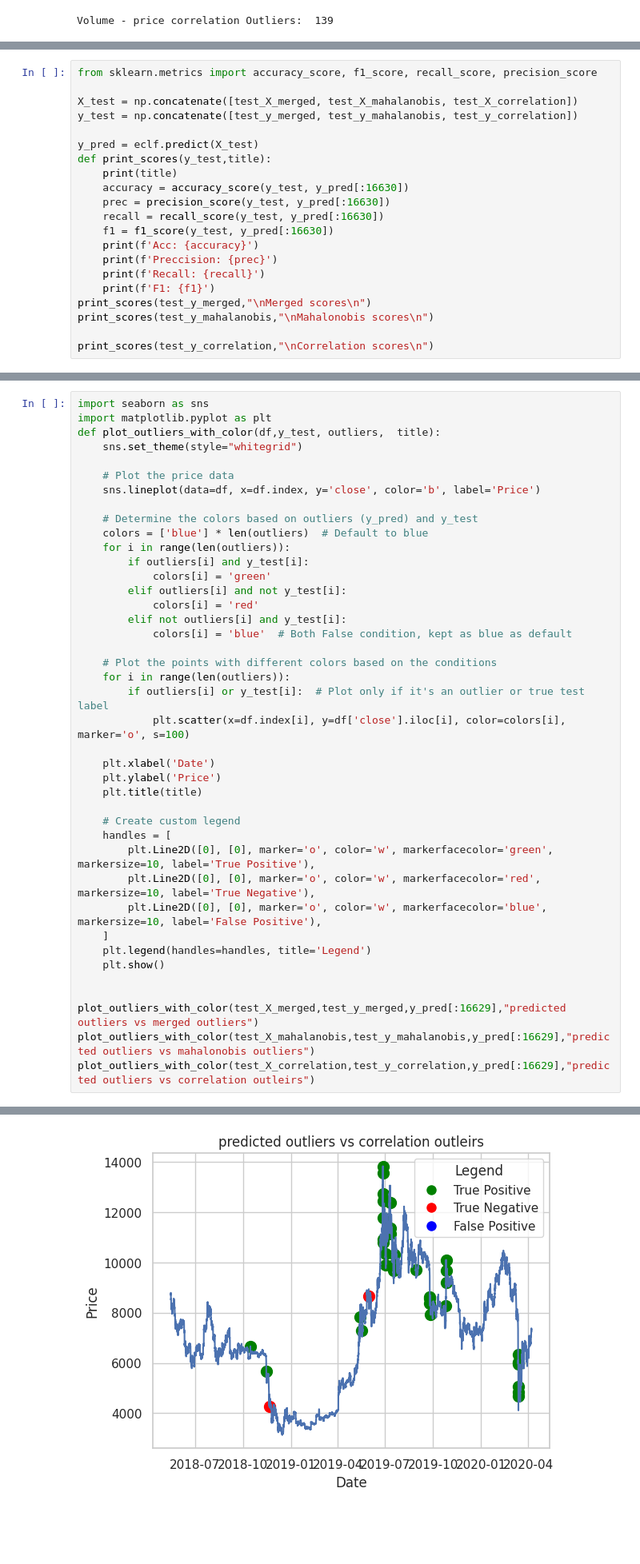
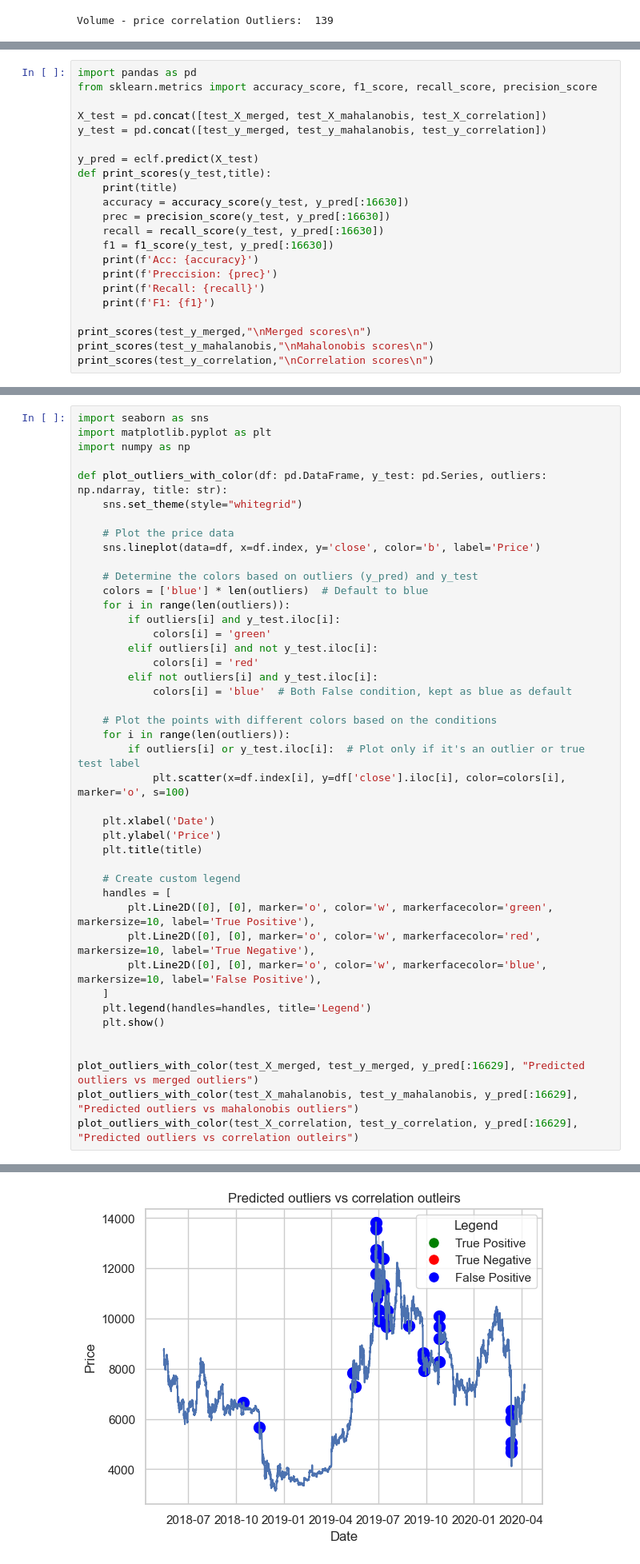
Before and after one commit to iAndRYou/anomalies, a Jupyter notebook: model.ipynb, the cells around one changed output, grey strips where cells are left out. Shown at 80% size. Drawn from its saved outputs; the diff is of its cells as text; blank space fills up the shorter version.

```diff
--- a/model.ipynb
+++ b/model.ipynb
@@ -286,10 +298,11 @@ VotingClassifier(estimators=[('one', DecisionTreeClassifier()),
                              ('three', LogisticRegression())],
                  voting='soft')
 # %%
+import pandas as pd
 from sklearn.metrics import accuracy_score, f1_score, recall_score, precision_score
 
-X_test = np.concatenate([test_X_merged, test_X_mahalanobis, test_X_correlation])
-y_test = np.concatenate([test_y_merged, test_y_mahalanobis, test_y_correlation])
+X_test = pd.concat([test_X_merged, test_X_mahalanobis, test_X_correlation])
+y_test = pd.concat([test_y_merged, test_y_mahalanobis, test_y_correlation])
 
 y_pred = eclf.predict(X_test)
 def print_scores(y_test,title):
@@ -302,9 +315,9 @@ def print_scores(y_test,title):
     print(f'Preccision: {prec}')
     print(f'Recall: {recall}')
     print(f'F1: {f1}')
+
 print_scores(test_y_merged,"\nMerged scores\n")
 print_scores(test_y_mahalanobis,"\nMahalonobis scores\n")
-
 print_scores(test_y_correlation,"\nCorrelation scores\n")
 # %% [output]
 Merged scores
@@ -335,7 +348,9 @@ with open('model.pkl', 'wb') as f:
 # %%
 import seaborn as sns
 import matplotlib.pyplot as plt
-def plot_outliers_with_color(df,y_test, outliers,  title):
+import numpy as np
+
+def plot_outliers_with_color(df: pd.DataFrame, y_test: pd.Series, outliers: np.ndarray, title: str):
     sns.set_theme(style="whitegrid")
 
     # Plot the price data
@@ -344,16 +359,16 @@ def plot_outliers_with_color(df,y_test, outliers,  title):
     # Determine the colors based on outliers (y_pred) and y_test
     colors = ['blue'] * len(outliers)  # Default to blue
     for i in range(len(outliers)):
-        if outliers[i] and y_test[i]:
+        if outliers[i] and y_test.iloc[i]:
             colors[i] = 'green'
-        elif outliers[i] and not y_test[i]:
+        elif outliers[i] and not y_test.iloc[i]:
             colors[i] = 'red'
-        elif not outliers[i] and y_test[i]:
+        elif not outliers[i] and y_test.iloc[i]:
             colors[i] = 'blue'  # Both False condition, kept as blue as default
 
     # Plot the points with different colors based on the conditions
     for i in range(len(outliers)):
-        if outliers[i] or y_test[i]:  # Plot only if it's an outlier or true test label
+        if outliers[i] or y_test.iloc[i]:  # Plot only if it's an outlier or true test label
             plt.scatter(x=df.index[i], y=df['close'].iloc[i], color=colors[i], marker='o', s=100)
 
     plt.xlabel('Date')
@@ -370,7 +385,7 @@ def plot_outliers_with_color(df,y_test, outliers,  title):
     plt.show()
 
 
-plot_outliers_with_color(test_X_merged,test_y_merged,y_pred[:16629],"predicted outliers vs merged outliers")
-plot_outliers_with_color(test_X_mahalanobis,test_y_mahalanobis,y_pred[:16629],"predicted outliers vs mahalonobis outliers")
-plot_outliers_with_color(test_X_correlation,test_y_correlation,y_pred[:16629],"predicted outliers vs correlation outleirs")
+plot_outliers_with_color(test_X_merged, test_y_merged, y_pred[:16629], "Predicted outliers vs merged outliers")
+plot_outliers_with_color(test_X_mahalanobis, test_y_mahalanobis, y_pred[:16629], "Predicted outliers vs mahalonobis outliers")
+plot_outliers_with_color(test_X_correlation, test_y_correlation, y_pred[:16629], "Predicted outliers vs correlation outleirs")
 # %% [output]
@@ -379 +394 @@ plot_outliers_with_color(test_X_correlation,test_y_correlation,y_pred[:16629],"p
-[figure, old version]
+[figure, new version]
```
Also changed, not shown: parts of 20 cells of this notebook.
